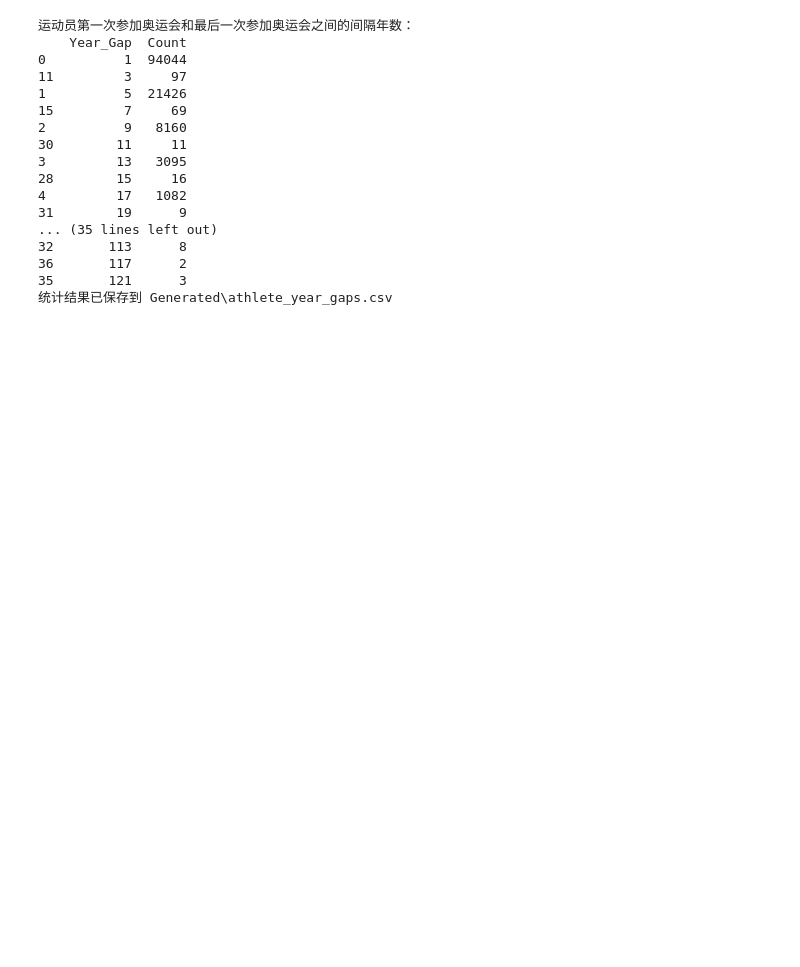
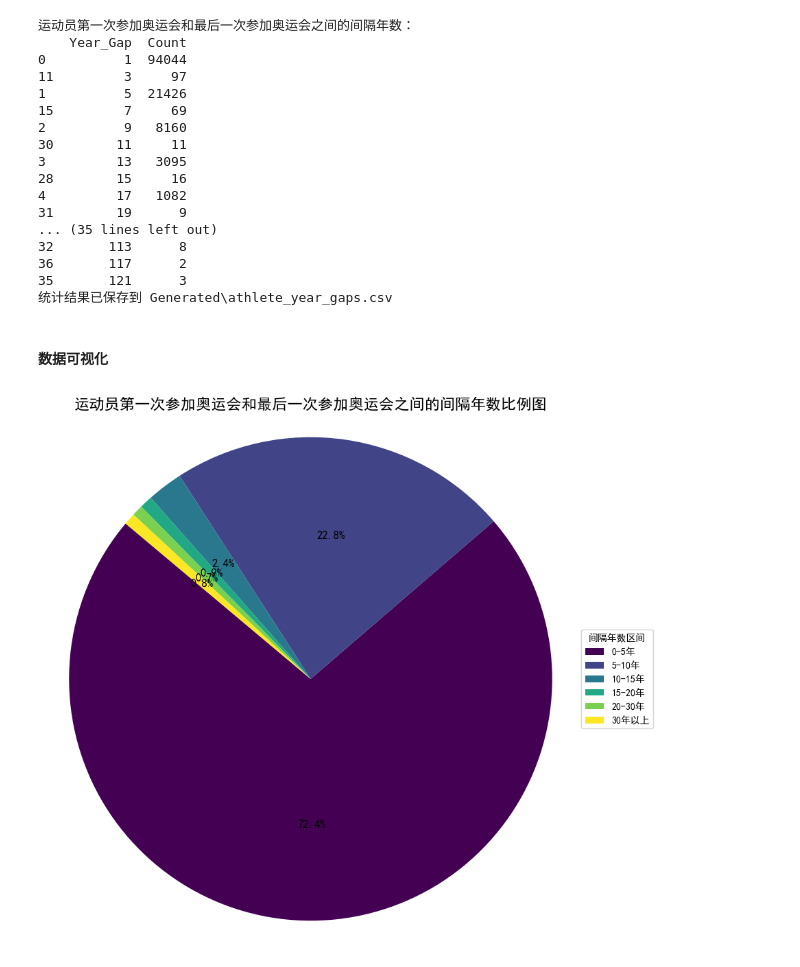
Before and after one commit to LiaoZiqi-GZFLS/2025-MCM-C, a Jupyter notebook: C.ipynb, the cells around one changed output. Saved outputs shown, nothing was run; the diff lists cells and outputs as text; code cells hidden in the pictures; blank space fills up the shorter version.

```diff
--- a/C.ipynb
+++ b/C.ipynb
@@ -533,3 +577,45 @@ print(f"统计结果已保存到 {output_path}")
 36       117      2
 35       121      3
 统计结果已保存到 Generated\athlete_year_gaps.csv
+# %% [markdown]
+#### 数据可视化
+# %%
+# 导入必要的库
+import pandas as pd
+import matplotlib.pyplot as plt
+import numpy as np
+
+# 设置支持中文的字体
+plt.rcParams['font.sans-serif'] = ['SimHei']  # 使用黑体字体
+plt.rcParams['axes.unicode_minus'] = False  # 解决负号显示问题
+
+# 读取数据
+data = pd.read_csv("Generated/athlete_year_gaps.csv")
+
+# 定义大致间隔年数区间
+bins = [0, 5, 10, 15, 20, 30, 120]  # 区间划分：0-5年，5-10年，10-15年，15-20年，20-30年，30年以上
+labels = ['0-5年', '5-10年', '10-15年', '15-20年', '20-30年', '30年以上']
+
+# 将数据分组到区间
+data['Group'] = pd.cut(data['Year_Gap'], bins=bins, labels=labels, right=False)
+
+# 计算每个区间的总人次
+grouped_data = data.groupby('Group')['Count'].sum().reset_index()
+
+# 准备绘图数据
+labels = grouped_data['Group']
+sizes = grouped_data['Count']
+colors = plt.cm.viridis(np.linspace(0, 1, len(labels)))  # 使用颜色映射生成颜色列表
+
+# 绘制饼图
+plt.figure(figsize=(10, 10))
+wedges, texts, autotexts = plt.pie(sizes, colors=colors, autopct='%1.1f%%', startangle=140, textprops={'fontsize': 12})
+
+# 添加图例（色块+标签），放置在右侧
+plt.legend(wedges, labels, title="间隔年数区间", loc="center left", bbox_to_anchor=(1, 0, 0.5, 1))
+
+plt.title('运动员第一次参加奥运会和最后一次参加奥运会之间的间隔年数比例图', fontsize=16)
+plt.axis('equal')  # 确保饼图是圆形
+plt.show()
+# %% [output]
+[figure, added]
```
Also changed, not shown: parts of 3 cells of this notebook.
